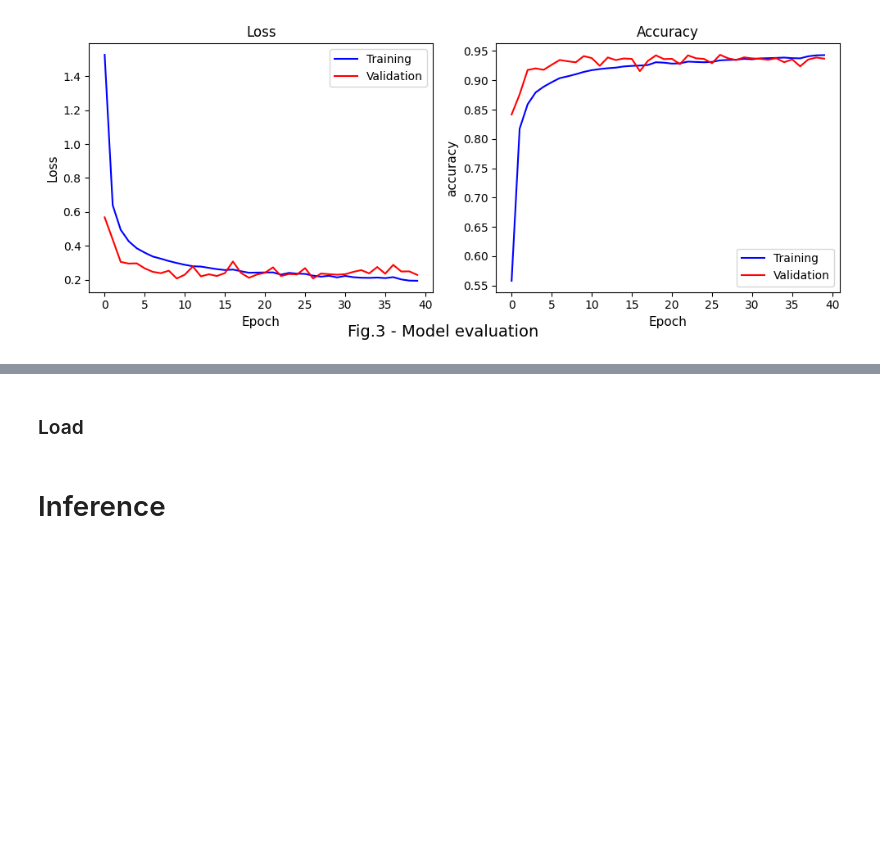
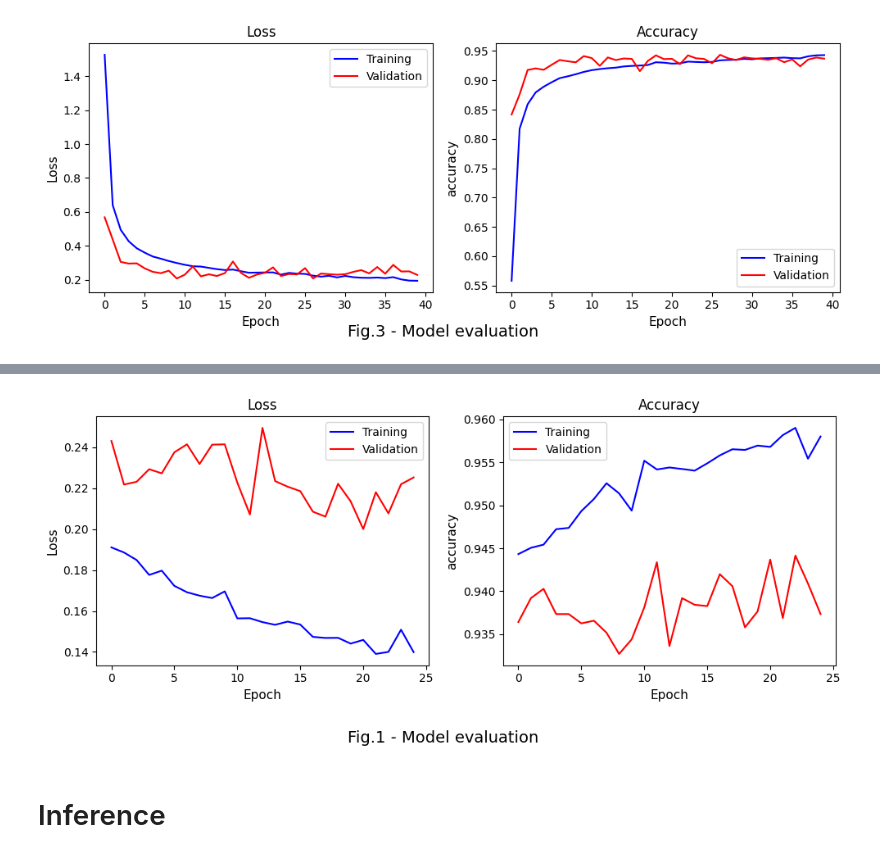
Before and after one commit to Alex1iv/speech_classification, a Jupyter notebook: notebooks/simple_audio.ipynb, the cells around one changed output, grey strips where cells are left out. Saved outputs shown, nothing was run; the diff lists cells and outputs as text; code cells hidden in the pictures; blank space fills up the shorter version.

```diff
--- a/notebooks/simple_audio.ipynb
+++ b/notebooks/simple_audio.ipynb
@@ -462,2 +476,0 @@ loaded_model.evaluate(test_spectrogram_ds, return_dict=True)
-# %% [markdown]
-### Load
@@ -476,3 +521,14 @@ loaded_model.evaluate(test_spectrogram_ds, return_dict=True)
+# %%
+dic0,dic1, dic2, dic3 = history_4.history, history_5.history, history_51.history, history_52.history
+
+merge = {**dic0, **dic1, **dic2, **dic3}
+# for i in dic2.keys():
+#     for j in dic2[i]:
+#         dic1[i].append(j)
+
+plot_history1(merge, path_figures='../figures/')
+# %% [output]
+[figure, added]
 # %% [markdown]
 # Inference
 # %%
```
Also changed, not shown: parts of 38 cells of this notebook.
